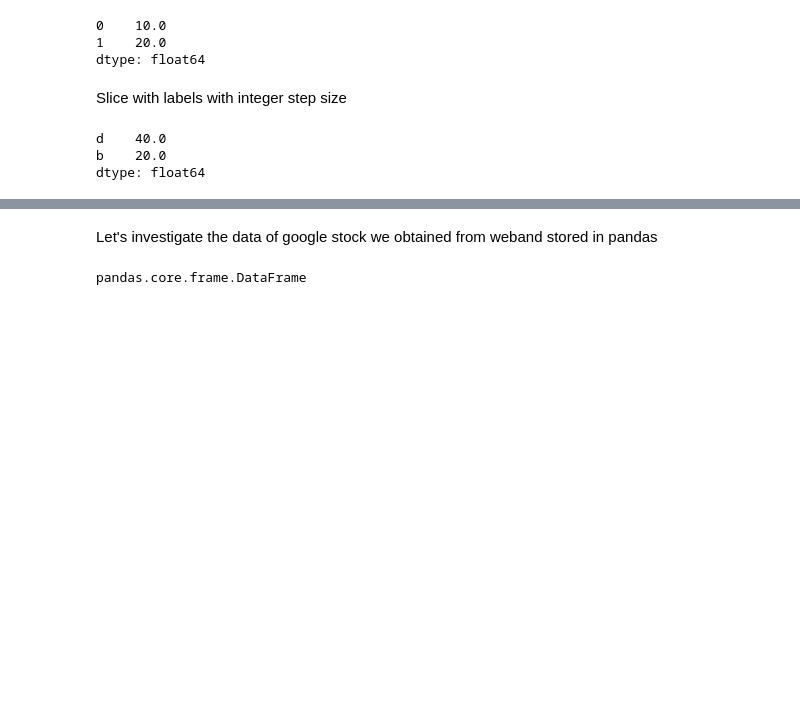
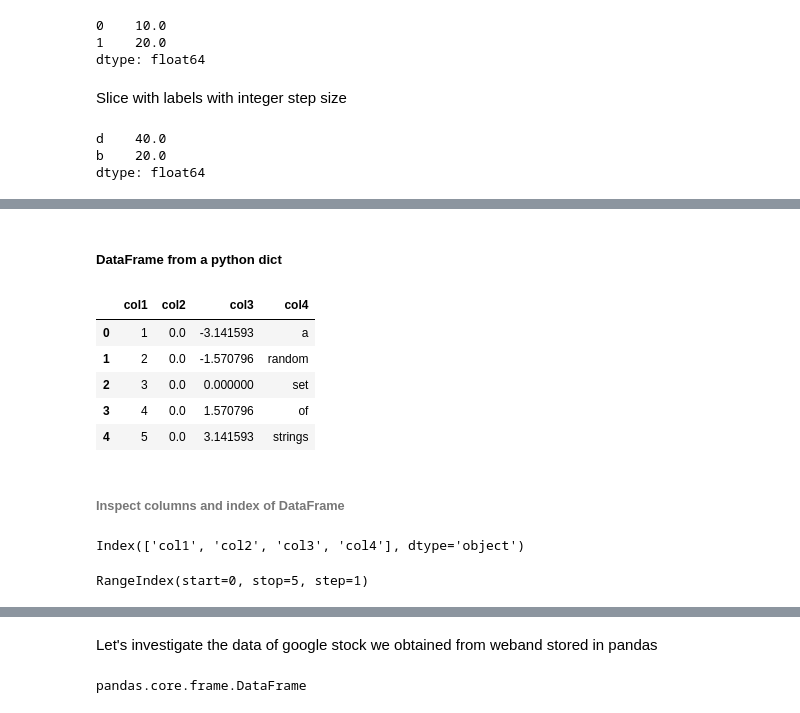
Before and after one commit to mandliya/ml, a Jupyter notebook: data_wrangling/pandas/pandas_handson.ipynb, the cells around one changed output, grey strips where cells are left out. Cells and saved outputs as stored; diff of their text form; code cells hidden in the pictures; blank space fills up the shorter version.

```diff
--- a/data_wrangling/pandas/pandas_handson.ipynb
+++ b/data_wrangling/pandas/pandas_handson.ipynb
@@ -260,0 +354,30 @@ dtype: float64
+# %% [markdown]
+##### DataFrame from a python dict
+# %%
+# Magic of pandas
+dictionary = {
+    'col1' : [1, 2, 3, 4, 5],
+    'col2' : 0.0,               ## This will be extended to all columns
+    'col3' : np.linspace(-1*np.pi, 1*np.pi, 5),
+    'col4' : ["a", "random", "set", "of", "strings"]
+}
+
+df_dict = pd.DataFrame(dictionary)
+df_dict
+# %% [output]
+|  | col1 | col2 | col3 | col4 |
+| 0 | 1 | 0.0 | -3.141593 | a |
+| 1 | 2 | 0.0 | -1.570796 | random |
+| 2 | 3 | 0.0 | 0.000000 | set |
+| 3 | 4 | 0.0 | 1.570796 | of |
+| 4 | 5 | 0.0 | 3.141593 | strings |
+# %% [markdown]
+###### Inspect columns and index of  DataFrame
+# %%
+df_dict.columns
+# %% [output]
+Index(['col1', 'col2', 'col3', 'col4'], dtype='object')
+# %%
+df_dict.index
+# %% [output]
+RangeIndex(start=0, stop=5, step=1)
```
Also changed, not shown: parts of 75 cells of this notebook, 2 other files.
